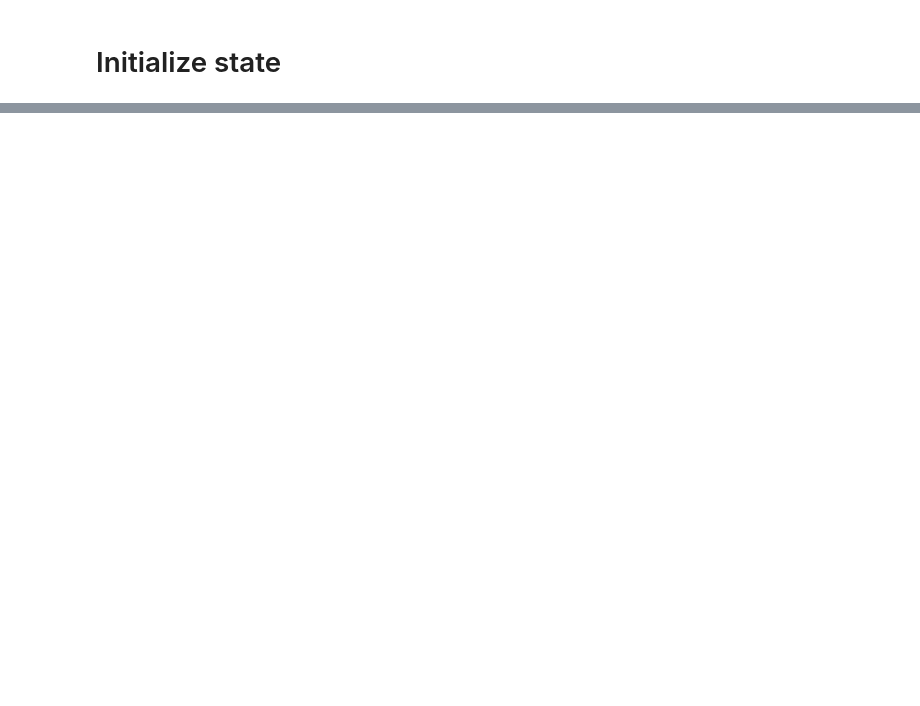
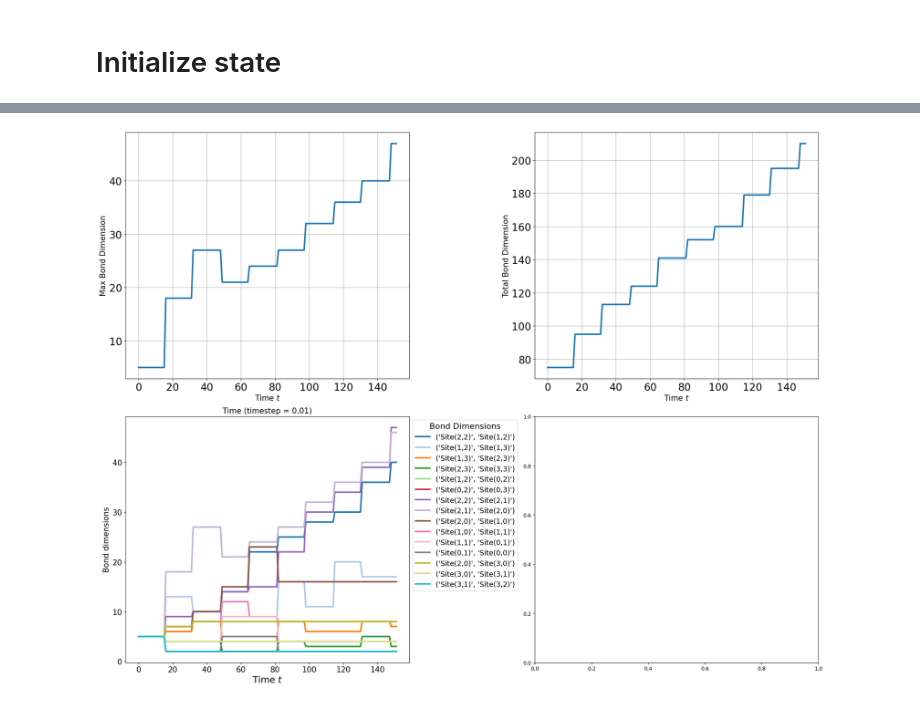
Before and after one commit to Drachier/PyTreeNet, a Jupyter notebook: BH(4x4).ipynb, the cells around one changed output, grey strips where cells are left out. Saved outputs shown, nothing was run; the diff lists cells and outputs as text; code cells hidden in the pictures; blank space fills up the shorter version.

```diff
--- a/BH(4x4).ipynb
+++ b/BH(4x4).ipynb
@@ -131,7 +78,7 @@ for (parent, child, parent_leg, child_leg) in connections:
 # Initialize state
 # %%
 local_state = np.array([0,1])
-ttn = ptn.uniform_product_state(ttn ,local_state, bond_dim= 2)
+ttn = ptn.uniform_product_state(ttn ,local_state, bond_dim= 5)
 
 black_state = np.array([0,1])
 white_state = np.array([1,0])
@@ -321,3 +254,49 @@ plt.plot(tdvp.operator_results()[0], label="exact")
+# %%
+import matplotlib.pyplot as plt
+
+def get_distinct_colors(n):
+    """Generates a list of n distinct, visually appealing colors using colormap cyclically."""
+    from matplotlib.cm import get_cmap
+    cmap = get_cmap('tab20')  # Choose a colormap with more distinct colors
+    return [cmap(i / n) for i in range(n)]
+
+# Create a figure with a grid of subplots
+fig, axs = plt.subplots(2, 2, figsize=(20, 16))
+
+# Plot max bond dimension
+axs[0, 0].plot(tdvp.max_bond_dim, linewidth=3)
+axs[0, 0].set_xlabel("Time $t$", fontsize=15)
+axs[0, 0].set_ylabel('Max Bond Dimension', fontsize=15)
+axs[0, 0].tick_params(axis='both', which='major', labelsize=20)
+axs[0, 0].grid(True)
+
+# Plot total bond dimension
+axs[0, 1].plot(tdvp.total_bond_dim, linewidth=3)
+axs[0, 1].set_xlabel("Time $t$", fontsize=15)
+axs[0, 1].set_ylabel('Total Bond Dimension', fontsize=15)
+axs[0, 1].tick_params(axis='both', which='major', labelsize=20)
+axs[0, 1].grid(True)
+
+# Plot bond dimensions for each key
+colors = get_distinct_colors(len(tdvp.bond_dims))
+for i, (key, values) in enumerate(tdvp.bond_dims.items()):
+    x = list(range(len(values)))
+    axs[1, 0].plot(x, values, label=key, color=colors[i], linewidth=3)
+axs[1, 0].legend(title='Bond Dimensions', loc='upper left', bbox_to_anchor=(1, 1), fontsize=14, title_fontsize=16)
+axs[1, 0].set_xlabel("Time $t$", fontsize=18)
+axs[1, 0].set_ylabel('Bond dimensions', fontsize=15)
+axs[1, 0].set_title('Time (timestep = 0.01)', fontsize=15)
+axs[1, 0].tick_params(axis='both', which='major', labelsize=15)
+plt.subplots_adjust(right=0.8)
+
+
+# Adjust layout
+plt.tight_layout(rect=[0, 0, 1, 0.96])  # Adjust layout to make room for the title
+
+# Show the plot
+plt.show()
+# %% [output]
+[figure, added]
 # %%
 oc_exact, times = system.occupation_results(evaluation_time=2,results=result)
 oc_exact_00 = oc_exact[:,2,2]
```
Also changed, not shown: parts of 20 cells of this notebook, 18 other files.
